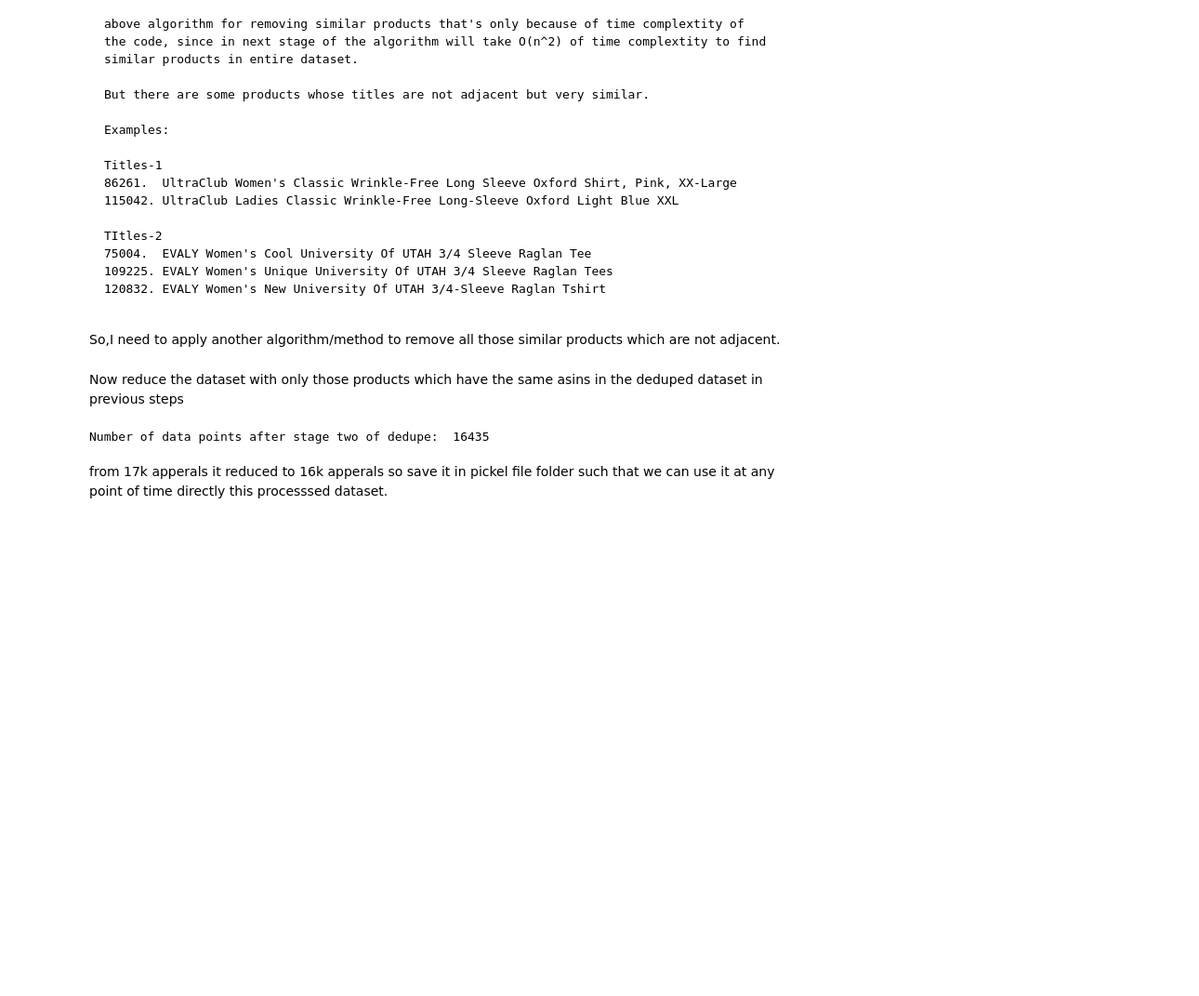
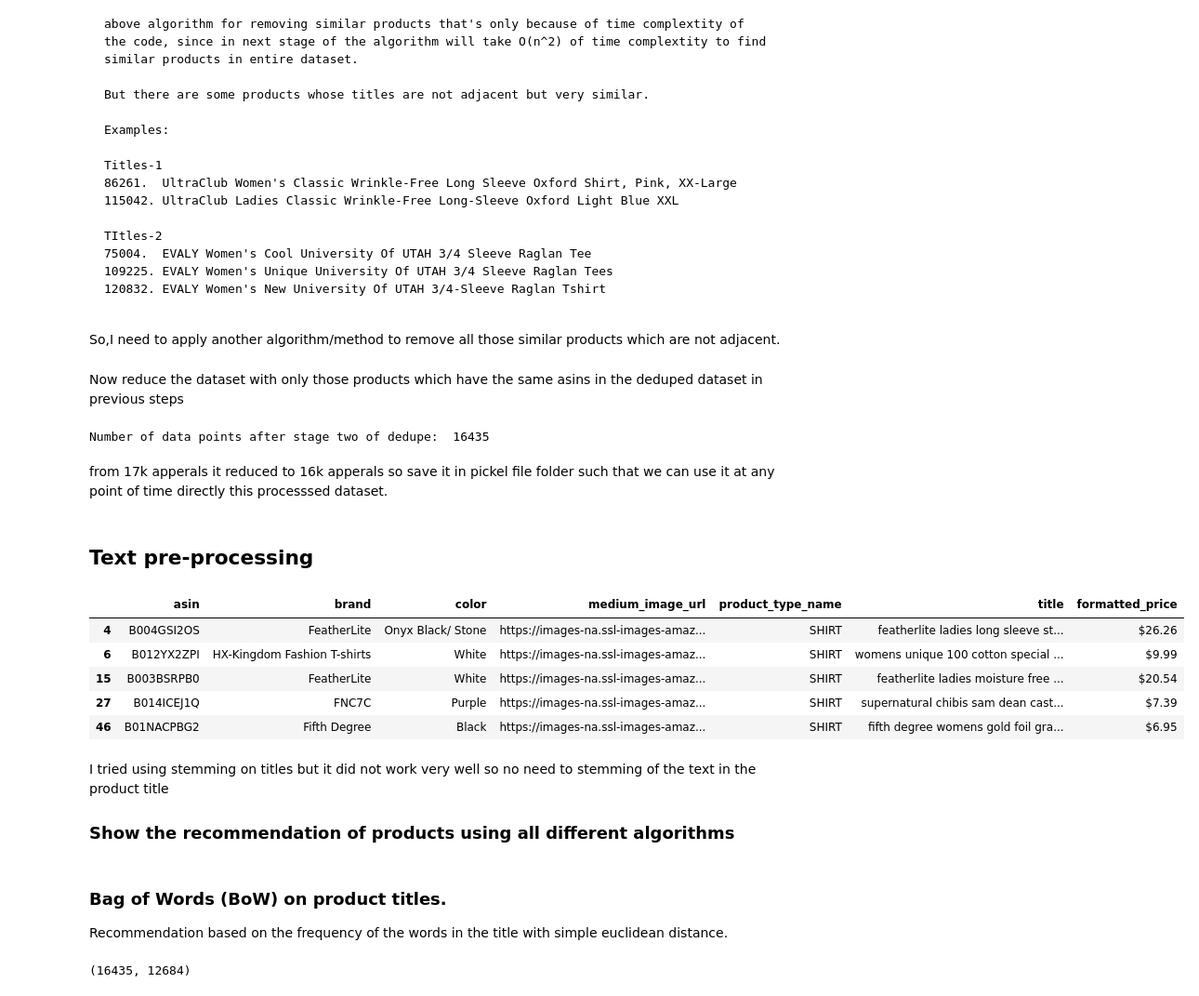
Before and after one commit to vikashranjan26/Amazon-Apparel-Recommendations-Engine, a Jupyter notebook: Amazon Apparel Recommendations Engine.ipynb, the cells around one changed output. Shown at 93% size. Drawn from its saved outputs; the diff is of its cells as text; code cells hidden in the pictures; blank space fills up the shorter version.

Commit message:
recommendation based on bow's

```diff
--- a/Amazon Apparel Recommendations Engine.ipynb
+++ b/Amazon Apparel Recommendations Engine.ipynb
@@ -479,3 +479,5 @@ Number of data points after stage two of dedupe:  16435
 from 17k apperals it reduced to 16k apperals so save it in pickel file folder such that we can use it at any point of time directly this processsed dataset.
 # %%
 data.to_pickle('pickels/16k_apperal_data')
+# %% [markdown]
+## Text pre-processing
@@ -481,0 +512,14 @@ data.to_pickle('pickels/16k_apperal_data')
+# %%
+# see the data after stop word removal from title of the product
+data.head()
+# %% [output]
+|  | asin | brand | color | medium_image_url | product_type_name | title | formatted_price |
+| 4 | B004GSI2OS | FeatherLite | Onyx Black/ Stone | https://images-na.ssl-images-amaz... | SHIRT | featherlite ladies long sleeve st... | $26.26 |
+| 6 | B012YX2ZPI | HX-Kingdom Fashion T-shirts | White | https://images-na.ssl-images-amaz... | SHIRT | womens unique 100 cotton special ... | $9.99 |
+| 15 | B003BSRPB0 | FeatherLite | White | https://images-na.ssl-images-amaz... | SHIRT | featherlite ladies moisture free ... | $20.54 |
+| 27 | B014ICEJ1Q | FNC7C | Purple | https://images-na.ssl-images-amaz... | SHIRT | supernatural chibis sam dean cast... | $7.39 |
+| 46 | B01NACPBG2 | Fifth Degree | Black | https://images-na.ssl-images-amaz... | SHIRT | fifth degree womens gold foil gra... | $6.95 |
+# %% [markdown]
+I tried using stemming on titles but it did not work very well so no need to stemming of the text in the product title
+
+### Show the recommendation of products using all different algorithms
@@ -481,0 +657,4 @@ data.to_pickle('pickels/16k_apperal_data')
+# %% [markdown]
+ ### Bag of Words (BoW) on product titles.
+
+ Recommendation based on the frequency of the words in the title with simple euclidean distance.
@@ -481,0 +667,10 @@ data.to_pickle('pickels/16k_apperal_data')
+# %%
+title_vectorizer = CountVectorizer()
+# CountVectorizer().fit_transform(corpus) returns
+# the a sparase matrix of dimensions #data_points * #words_in_corpus
+title_features   = title_vectorizer.fit_transform(data['title'])
+# get number of rows and columns in feature matrix.
+# title_features.shape = #data_points * #words_in_corpus
+title_features.get_shape()
+# %% [output]
+(16435, 12684)
```
Also changed, not shown: parts of 9 cells of this notebook.
